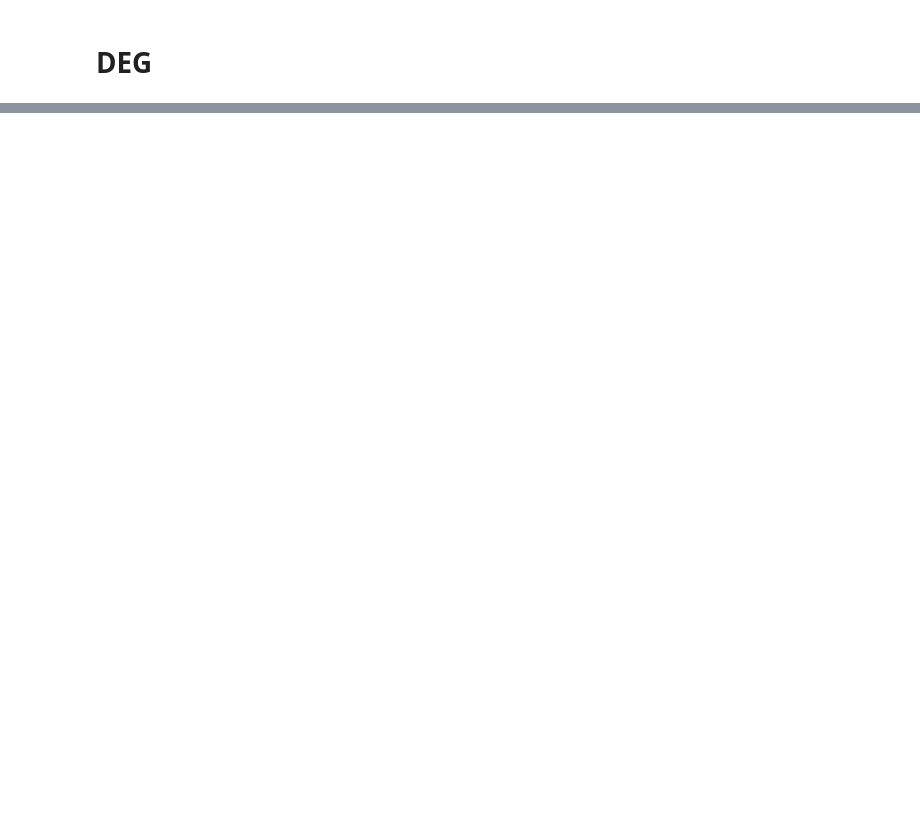
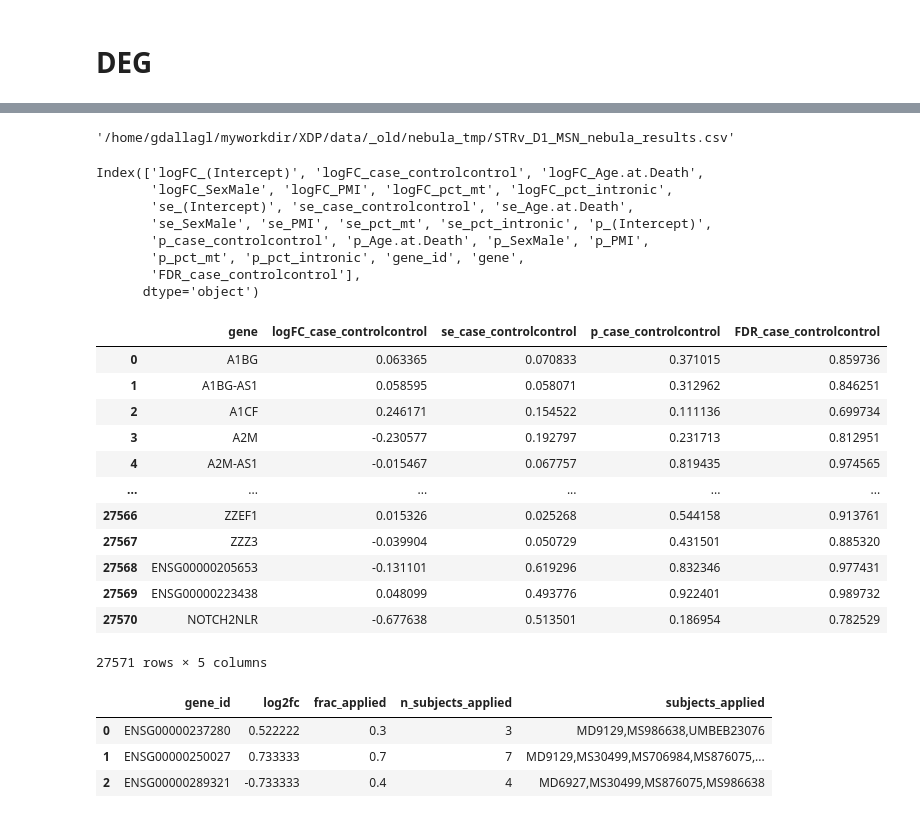
Before and after one commit to 8gabri8/XDP, a Jupyter notebook: script/artificial_DEG_analysis/dorsal-ventral-score_analysis.ipynb, the cells around one changed output, grey strips where cells are left out. Cells and saved outputs as stored; diff of their text form; code cells hidden in the pictures; blank space fills up the shorter version.

```diff
--- a/script/artificial_DEG_analysis/dorsal-ventral-score_analysis.ipynb
+++ b/script/artificial_DEG_analysis/dorsal-ventral-score_analysis.ipynb
@@ -268,7 +264,7 @@ for ct in adata.obs[CT_FOR_DEG_VARIABLE].unique():
 
     a = adata[adata.obs[CT_FOR_DEG_VARIABLE] == ct].copy()
 
-    print(ct, a)
+    print(ct,"\n", a)
 
     #############################
     # Save counts
@@ -300,9 +296,7 @@ for ct in adata.obs[CT_FOR_DEG_VARIABLE].unique():
     # Save qs
 
     save_files_for_R_conversion(a, QS_TMP_FOLDER)
-    build_qs_from_python_files(QS_TMP_FOLDER)
-
-    break
+    build_qs_from_python_files(QS_TMP_FOLDER, output_qs_name=ct.replace(" ", "_"))
 
     #############################À
     # Compute umap
@@ -322,15 +316,8 @@ for ct in adata.obs[CT_FOR_DEG_VARIABLE].unique():
     # Plot umap
 
     # Plot
-    fig, axes = plt.subplots(1, 3, figsize=(15, 4))
-    sc.pl.embedding(a, basis="X_umap", color='gradient_score', cmap='RdBu_r',
-                    ax=axes[0], show=False, title='Combined')
-    sc.pl.embedding(a, basis="X_umap", color='dorsal_score', cmap='Reds',
-                    ax=axes[1], show=False, title='Dorsal')
-    sc.pl.embedding(a, basis="X_umap", color='ventral_score', cmap='Blues',
-                    ax=axes[2], show=False, title='Ventral')
-    plt.tight_layout()
-    plt.show()
+    sc.pl.embedding(a, basis="X_umap", color=['gradient_score', 'dorsal_score', 'ventral_score'] , cmap='RdBu_r')# vmin=-100, vmax=100)
+    sc.pl.embedding(a, basis="X_umap", color=[SAMPLE_VARIABLE, CONTRAST_VARIABLE, *COVARIATES_FOR_DEG, ])# vmin=-100, vmax=100)
 
     # Histograms
     fig, axes = plt.subplots(1, 3, figsize=(15, 4))
@@ -439,0 +575,55 @@ CalledProcessError: Command '['bash', '/home/gdallagl/myworkdir/XDP/utils/nebula
+# %%
+output_csv
+# %% [output]
+'/home/gdallagl/myworkdir/XDP/data/_old/nebula_tmp/STRv_D1_MSN_nebula_results.csv'
+# %%
+df = pd.read_csv(output_csv)
+
+
+from statsmodels.stats.multitest import multipletests
+df["FDR_case_controlcontrol"] = multipletests(
+    df["p_case_controlcontrol"],
+    method="fdr_bh"
+)[1]
+
+
+print(df.columns)
+df = df[["gene", "logFC_case_controlcontrol", "se_case_controlcontrol", "p_case_controlcontrol", "FDR_case_controlcontrol"]]
+
+import numpy as np
+import seaborn as sns
+
+display(df)
+# %% [output]
+Index(['logFC_(Intercept)', 'logFC_case_controlcontrol', 'logFC_Age.at.Death',
+       'logFC_SexMale', 'logFC_PMI', 'logFC_pct_mt', 'logFC_pct_intronic',
+       'se_(Intercept)', 'se_case_controlcontrol', 'se_Age.at.Death',
+       'se_SexMale', 'se_PMI', 'se_pct_mt', 'se_pct_intronic', 'p_(Intercept)',
+       'p_case_controlcontrol', 'p_Age.at.Death', 'p_SexMale', 'p_PMI',
+       'p_pct_mt', 'p_pct_intronic', 'gene_id', 'gene',
+       'FDR_case_controlcontrol'],
+      dtype='object')
+|  | gene | logFC_case_controlcontrol | se_case_controlcontrol | p_case_controlcontrol | FDR_case_controlcontrol |
+| 0 | A1BG | 0.063365 | 0.070833 | 0.371015 | 0.859736 |
+| 1 | A1BG-AS1 | 0.058595 | 0.058071 | 0.312962 | 0.846251 |
+| 2 | A1CF | 0.246171 | 0.154522 | 0.111136 | 0.699734 |
+| 3 | A2M | -0.230577 | 0.192797 | 0.231713 | 0.812951 |
+| 4 | A2M-AS1 | -0.015467 | 0.067757 | 0.819435 | 0.974565 |
+| ... | ... | ... | ... | ... | ... |
+| 27566 | ZZEF1 | 0.015326 | 0.025268 | 0.544158 | 0.913761 |
+| 27567 | ZZZ3 | -0.039904 | 0.050729 | 0.431501 | 0.885320 |
+| 27568 | ENSG00000205653 | -0.131101 | 0.619296 | 0.832346 | 0.977431 |
+| 27569 | ENSG00000223438 | 0.048099 | 0.493776 | 0.922401 | 0.989732 |
+| 27570 | NOTCH2NLR | -0.677638 | 0.513501 | 0.186954 | 0.782529 |
+27571 rows × 5 columns
+# %%
+# Read aritificla perturbed gene
+    # checj min lofc
+import pandas as pd
+pert_de_results = pd.read_csv(f"/home/gdallagl/myworkdir/XDP/data/XDP/artificial_bican/geneset_001/genes.csv")
+display(pert_de_results.head(3))
+# %% [output]
+|  | gene_id | log2fc | frac_applied | n_subjects_applied | subjects_applied |
+| 0 | ENSG00000237280 | 0.522222 | 0.3 | 3 | MD9129,MS986638,UMBEB23076 |
+| 1 | ENSG00000250027 | 0.733333 | 0.7 | 7 | MD9129,MS30499,MS706984,MS876075,... |
+| 2 | ENSG00000289321 | -0.733333 | 0.4 | 4 | MD6927,MS30499,MS876075,MS986638 |
```
Also changed, not shown: parts of 9 cells of this notebook, 8 other files.
